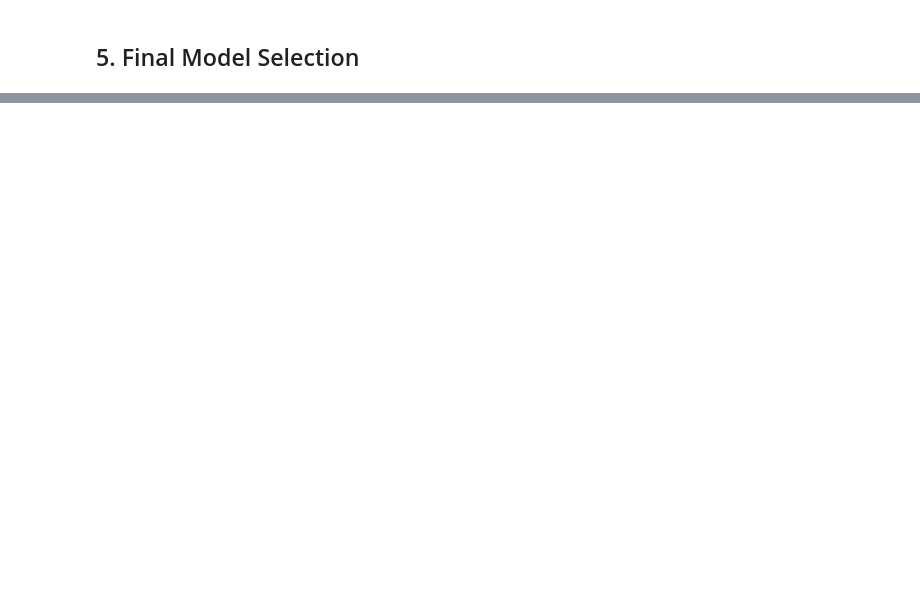
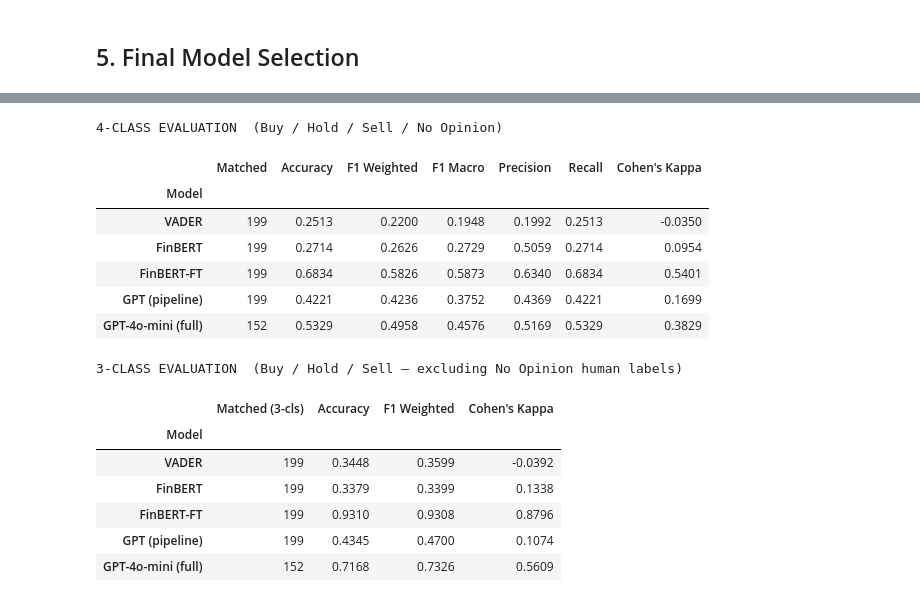
Before and after one commit to blazxex/SEML, a Jupyter notebook: notebooks/model_evaluation.ipynb, the cells around one changed output, grey strips where cells are left out. Cells and saved outputs as stored; diff of their text form; code cells hidden in the pictures; blank space fills up the shorter version.

```diff
--- a/notebooks/model_evaluation.ipynb
+++ b/notebooks/model_evaluation.ipynb
@@ -281,0 +366,72 @@ Decision table:
+# %%
+def compute_metrics(merged):
+    y_true, y_pred = merged['final_label'], merged['pred']
+    m4 = dict(
+        matched   = len(merged),
+        acc_4     = round(accuracy_score(y_true, y_pred), 4),
+        f1w_4     = round(f1_score(y_true, y_pred, average='weighted', labels=LABELS_4, zero_division=0), 4),
+        f1m_4     = round(f1_score(y_true, y_pred, average='macro',    labels=LABELS_4, zero_division=0), 4),
+        prec_4    = round(precision_score(y_true, y_pred, average='weighted', labels=LABELS_4, zero_division=0), 4),
+        rec_4     = round(recall_score(y_true, y_pred, average='weighted',    labels=LABELS_4, zero_division=0), 4),
+        kappa     = round(cohen_kappa_score(y_true, y_pred), 4),
+    )
+    # 3-class (drop No Opinion from human side)
+    m3 = merged[merged['final_label'] != 'No Opinion']
+    y3t, y3p = m3['final_label'], m3['pred']
+    m4.update(dict(
+        acc_3  = round(accuracy_score(y3t, y3p), 4),
+        f1w_3  = round(f1_score(y3t, y3p, average='weighted', labels=LABELS_3, zero_division=0), 4),
+        kap_3  = round(cohen_kappa_score(y3t, y3p), 4),
+    ))
+    # Per-class F1
+    per_f1 = f1_score(y_true, y_pred, labels=LABELS_4, average=None, zero_division=0)
+    for label, val in zip(LABELS_4, per_f1):
+        m4[f'f1_{label.lower().replace(" ","_")}'] = round(val, 4)
+    return m4
+
+all_metrics = {name: compute_metrics(m) for name, m in merged_data.items()}
+
+# ── 4-class summary table ─────────────────────────────────────────────────
+summary_4 = pd.DataFrame([
+    {'Model': k, 'Matched': v['matched'],
+     'Accuracy': v['acc_4'], 'F1 Weighted': v['f1w_4'],
+     'F1 Macro': v['f1m_4'], 'Precision': v['prec_4'],
+     'Recall': v['rec_4'], "Cohen's Kappa": v['kappa']}
+    for k, v in all_metrics.items()
+]).set_index('Model')
+
+print('4-CLASS EVALUATION  (Buy / Hold / Sell / No Opinion)')
+display(summary_4.style
+        .highlight_max(axis=0, subset=['Accuracy','F1 Weighted','F1 Macro','Precision','Recall',"Cohen's Kappa"], color='#2ecc71')
+        .highlight_min(axis=0, subset=['Accuracy','F1 Weighted','F1 Macro','Precision','Recall',"Cohen's Kappa"], color='#e74c3c')
+        .format('{:.4f}', subset=['Accuracy','F1 Weighted','F1 Macro','Precision','Recall',"Cohen's Kappa"]))
+
+# ── 3-class summary table ─────────────────────────────────────────────────
+summary_3 = pd.DataFrame([
+    {'Model': k, 'Matched (3-cls)': v['matched'],
+     'Accuracy': v['acc_3'], 'F1 Weighted': v['f1w_3'], "Cohen's Kappa": v['kap_3']}
+    for k, v in all_metrics.items()
+]).set_index('Model')
+
+print('\n3-CLASS EVALUATION  (Buy / Hold / Sell — excluding No Opinion human labels)')
+display(summary_3.style
+        .highlight_max(axis=0, subset=['Accuracy','F1 Weighted',"Cohen's Kappa"], color='#2ecc71')
+        .highlight_min(axis=0, subset=['Accuracy','F1 Weighted',"Cohen's Kappa"], color='#e74c3c')
+        .format('{:.4f}', subset=['Accuracy','F1 Weighted',"Cohen's Kappa"]))
+# %% [output]
+4-CLASS EVALUATION  (Buy / Hold / Sell / No Opinion)
+|  | Matched | Accuracy | F1 Weighted | F1 Macro | Precision | Recall | Cohen's Kappa |
+| Model |  |  |  |  |  |  |  |
+| VADER | 199 | 0.2513 | 0.2200 | 0.1948 | 0.1992 | 0.2513 | -0.0350 |
+| FinBERT | 199 | 0.2714 | 0.2626 | 0.2729 | 0.5059 | 0.2714 | 0.0954 |
+| FinBERT-FT | 199 | 0.6834 | 0.5826 | 0.5873 | 0.6340 | 0.6834 | 0.5401 |
+| GPT (pipeline) | 199 | 0.4221 | 0.4236 | 0.3752 | 0.4369 | 0.4221 | 0.1699 |
+| GPT-4o-mini (full) | 152 | 0.5329 | 0.4958 | 0.4576 | 0.5169 | 0.5329 | 0.3829 |
+3-CLASS EVALUATION  (Buy / Hold / Sell — excluding No Opinion human labels)
+|  | Matched (3-cls) | Accuracy | F1 Weighted | Cohen's Kappa |
+| Model |  |  |  |  |
+| VADER | 199 | 0.3448 | 0.3599 | -0.0392 |
+| FinBERT | 199 | 0.3379 | 0.3399 | 0.1338 |
+| FinBERT-FT | 199 | 0.9310 | 0.9308 | 0.8796 |
+| GPT (pipeline) | 199 | 0.4345 | 0.4700 | 0.1074 |
+| GPT-4o-mini (full) | 152 | 0.7168 | 0.7326 | 0.5609 |
```
Also changed, not shown: parts of 15 cells of this notebook, 10 other files.
